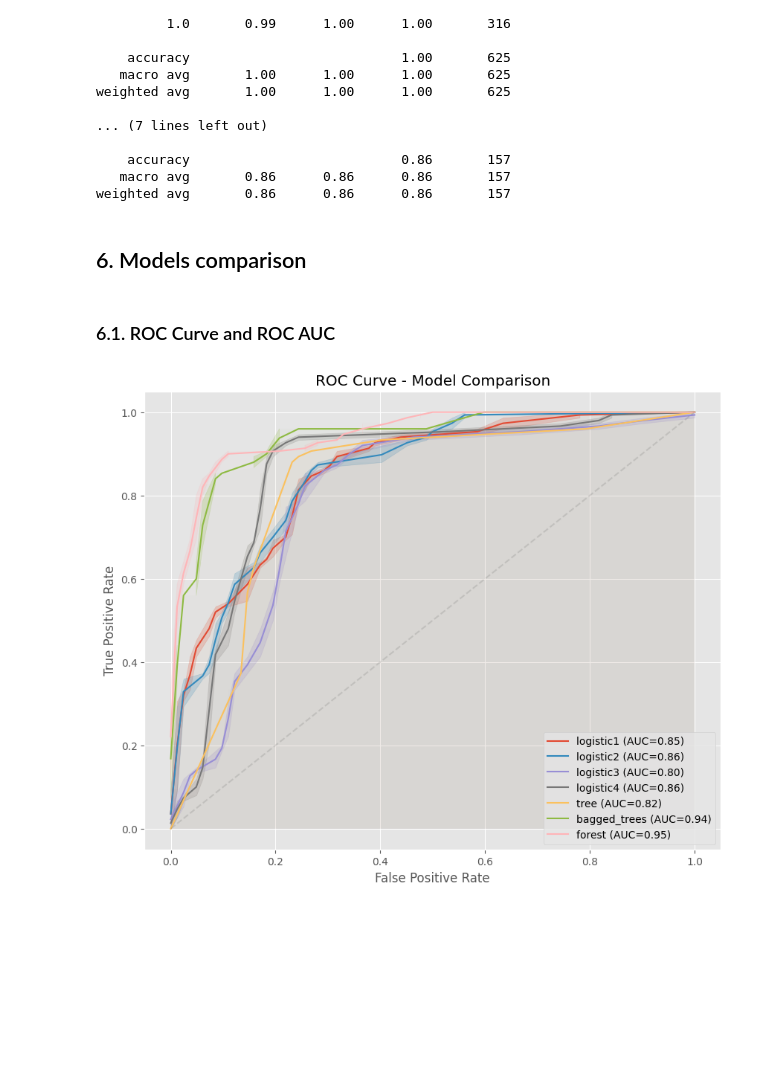
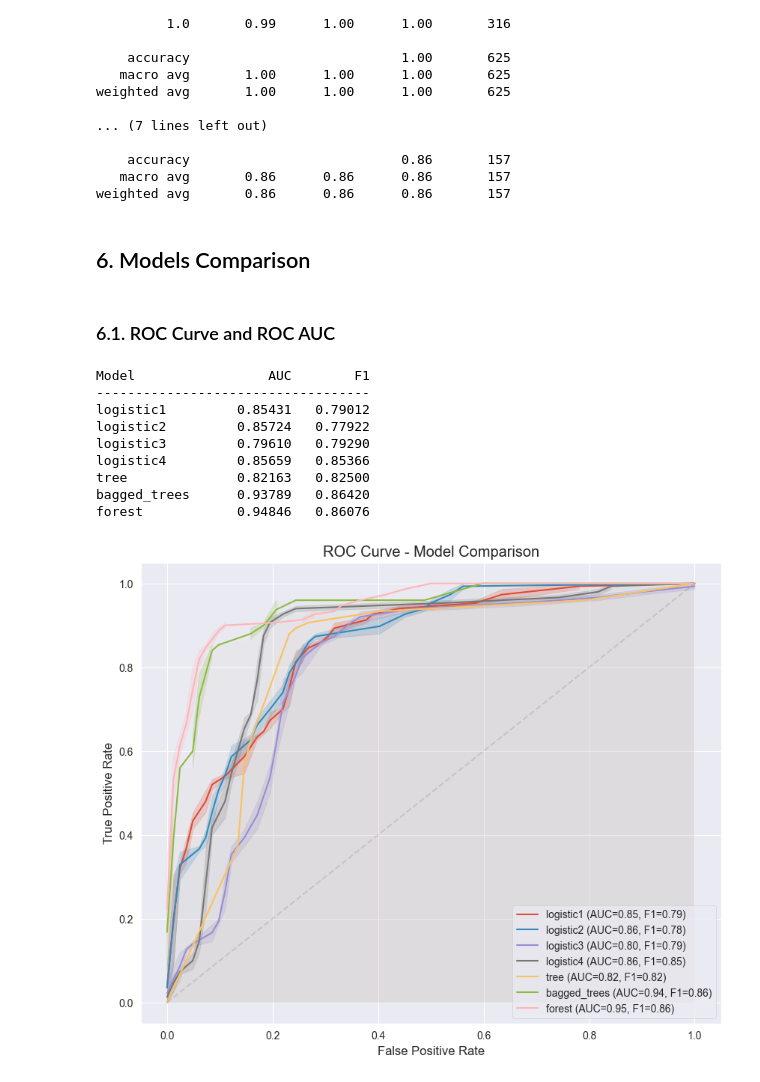
Before and after one commit to miketvo/rmit2023a-cosc2753-assignment1, a Jupyter notebook: notebooks/Step4.ModelDevelopment.ipynb, the cells around one changed output. Cells and saved outputs as stored; diff of their text form; code cells hidden in the pictures; blank space fills up the shorter version.

Commit message:
Done with Step4.ModelDevelopment.ipynb

```diff
--- a/notebooks/Step4.ModelDevelopment.ipynb
+++ b/notebooks/Step4.ModelDevelopment.ipynb
@@ -526,35 +527,51 @@ weighted avg       1.00      1.00      1.00       625
    macro avg       0.86      0.86      0.86       157
 weighted avg       0.86      0.86      0.86       157
 # %% [markdown]
-## 6. Models comparison
+## 6. Models Comparison<a id="compare"></a>
 # %% [markdown]
 ### 6.1. ROC Curve and ROC AUC
 # %%
 fig, axis = plt.subplots(figsize=(10, 8))
 
-for id, clf in clfs.items():
-    if id == "logistic2":
+print(f"{'Model':15}{'AUC':>10}{'F1':>10}")
+print("-" * 35)
+for name, clf in clfs.items():
+    if name == "logistic2":
         prob_y = clf.predict_proba(val_X_poly2)[:, 1]
-    elif id == "logistic3":
+        pred_y = clf.predict(val_X_poly2)
+    elif name == "logistic3":
         prob_y = clf.predict_proba(val_X_poly3)[:, 1]
-    elif id == "logistic4":
+        pred_y = clf.predict(val_X_poly3)
+    elif name == "logistic4":
         prob_y = clf.predict_proba(val_X_poly4)[:, 1]
+        pred_y = clf.predict(val_X_poly4)
     else:
         prob_y = clf.predict_proba(val_X)[:, 1]
+        pred_y = clf.predict(val_X)
 
     fpr, tpr, thresholds = roc_curve(val_y, prob_y)
     roc_auc = auc(fpr, tpr)
-    sns.lineplot(x=fpr, y=tpr, label=f'{id} (AUC={roc_auc:.2f})', ax=axis)
+    sns.lineplot(x=fpr, y=tpr, label=f"{name} (AUC={roc_auc:.2f}, F1={f1_score(val_y, pred_y):.2f})", ax=axis)
     plt.fill_between(fpr, tpr, alpha=0.024)
+    print(f"{name:15}{roc_auc:10.5f}{f1_score(val_y, pred_y):10.5f}")
 
 
 plt.plot([0, 1], [0, 1], linestyle="--", color="black", alpha=0.1)
 axis.set_xlabel("False Positive Rate")
 axis.set_ylabel("True Positive Rate")
 axis.set_title("ROC Curve - Model Comparison")
 axis.legend()
 
 plt.show()
 fig.savefig("../images/ModelDev_ROC_AUC_Compare.png", dpi=300)
 # %% [output]
+Model                 AUC        F1
+-----------------------------------
+logistic1         0.85431   0.79012
+logistic2         0.85724   0.77922
+logistic3         0.79610   0.79290
+logistic4         0.85659   0.85366
+tree              0.82163   0.82500
+bagged_trees      0.93789   0.86420
+forest            0.94846   0.86076
-[figure, old version]
+[figure, new version]
```
Also changed, not shown: parts of 2 cells of this notebook, 1 other file.
